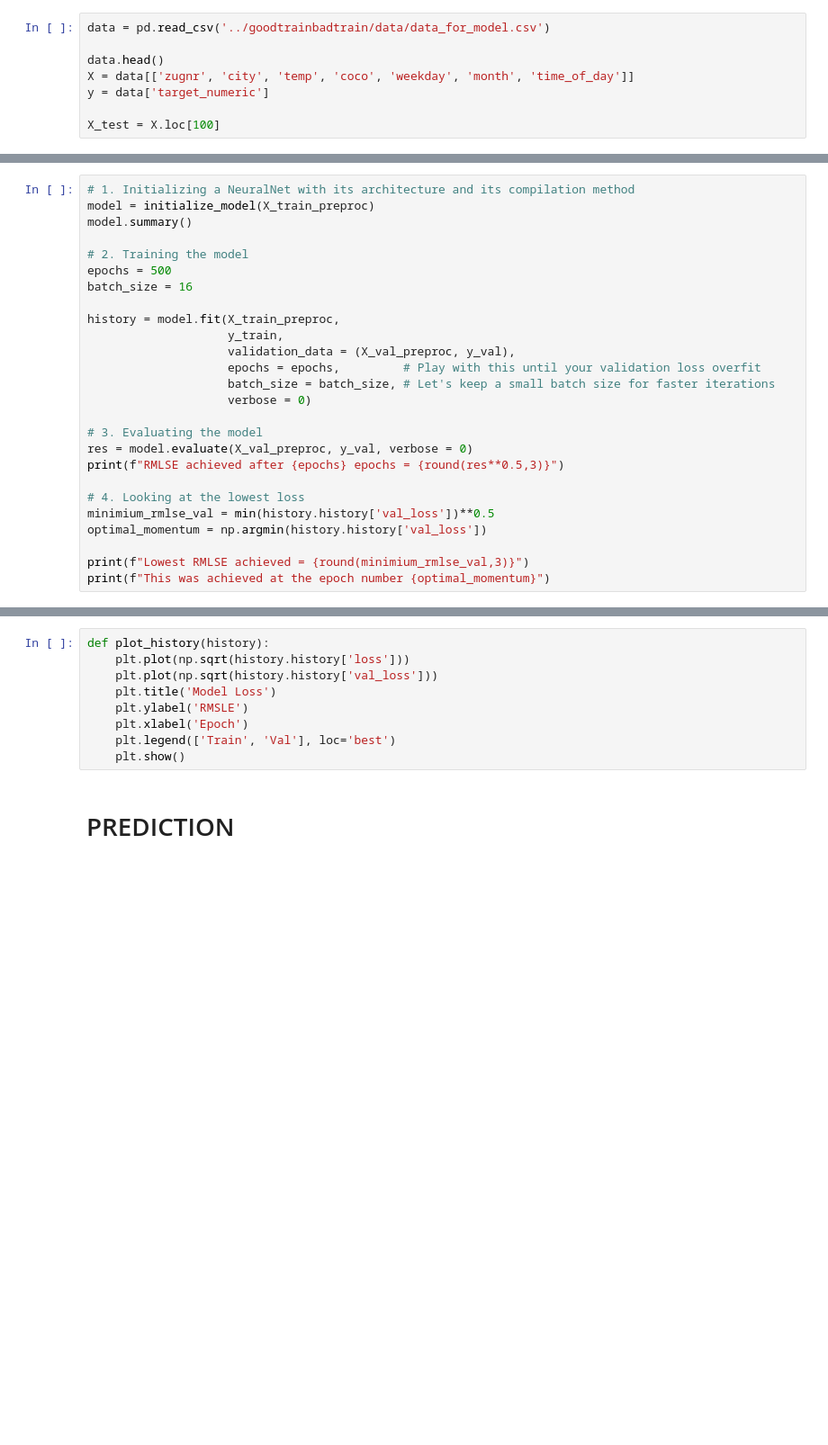
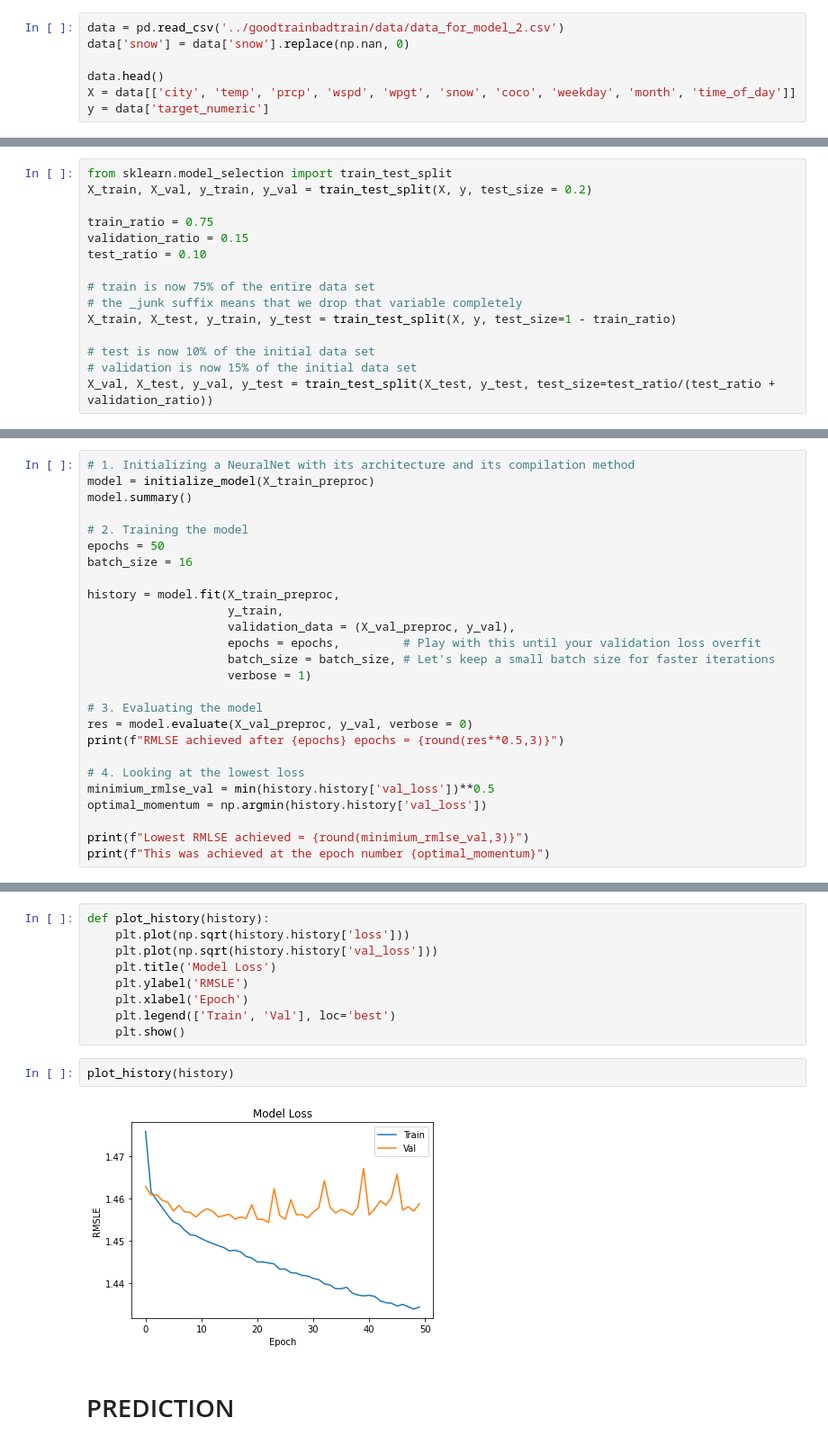
Before and after one commit to Good-Train-Bad-Train/gtbt, a Jupyter notebook: notebooks/CNN_skeleton.ipynb, the cells around one changed output, grey strips where cells are left out. Shown at 90% size. Cells and saved outputs as stored; diff of their text form; blank space fills up the shorter version.

```diff
--- a/notebooks/CNN_skeleton.ipynb
+++ b/notebooks/CNN_skeleton.ipynb
@@ -16,8 +19,7 @@ from sklearn import set_config; set_config(display='diagram')
 # %%
-data = pd.read_csv('../goodtrainbadtrain/data/data_for_model.csv')
+data = pd.read_csv('../goodtrainbadtrain/data/data_for_model_2.csv')
+data['snow'] = data['snow'].replace(np.nan, 0)
 
 data.head()
-X = data[['zugnr', 'city', 'temp', 'coco', 'weekday', 'month', 'time_of_day']]
+X = data[['city', 'temp', 'prcp', 'wspd', 'wpgt', 'snow', 'coco', 'weekday', 'month', 'time_of_day']]
 y = data['target_numeric']
-
-X_test = X.loc[100]
@@ -30,3 +26,18 @@ X_train.shape, X_val.shape, y_train.shape, y_val.shape
+# %%
+from sklearn.model_selection import train_test_split
+X_train, X_val, y_train, y_val = train_test_split(X, y, test_size = 0.2)
+
+train_ratio = 0.75
+validation_ratio = 0.15
+test_ratio = 0.10
+
+# train is now 75% of the entire data set
+# the _junk suffix means that we drop that variable completely
+X_train, X_test, y_train, y_test = train_test_split(X, y, test_size=1 - train_ratio)
+
+# test is now 10% of the initial data set
+# validation is now 15% of the initial data set
+X_val, X_test, y_val, y_test = train_test_split(X_test, y_test, test_size=test_ratio/(test_ratio + validation_ratio))
 # %%
 from sklearn.pipeline import make_pipeline
 from sklearn.compose import ColumnTransformer
@@ -203,7 +233,7 @@ model = initialize_model(X_train_preproc)
 model.summary()
 
 # 2. Training the model
-epochs = 500
+epochs = 50
 batch_size = 16
 
 history = model.fit(X_train_preproc,
@@ -211,7 +241,7 @@ history = model.fit(X_train_preproc,
                     validation_data = (X_val_preproc, y_val),
                     epochs = epochs,         # Play with this until your validation loss overfit
                     batch_size = batch_size, # Let's keep a small batch size for faster iterations
-                    verbose = 0)
+                    verbose = 1)
 
 # 3. Evaluating the model
 res = model.evaluate(X_val_preproc, y_val, verbose = 0)
@@ -276,5 +280,9 @@ def plot_history(history):
     plt.xlabel('Epoch')
     plt.legend(['Train', 'Val'], loc='best')
     plt.show()
+# %%
+plot_history(history)
+# %% [output]
+[figure, added]
 # %% [markdown]
 # PREDICTION
```
Also changed, not shown: parts of 13 cells of this notebook, 12 other files.
